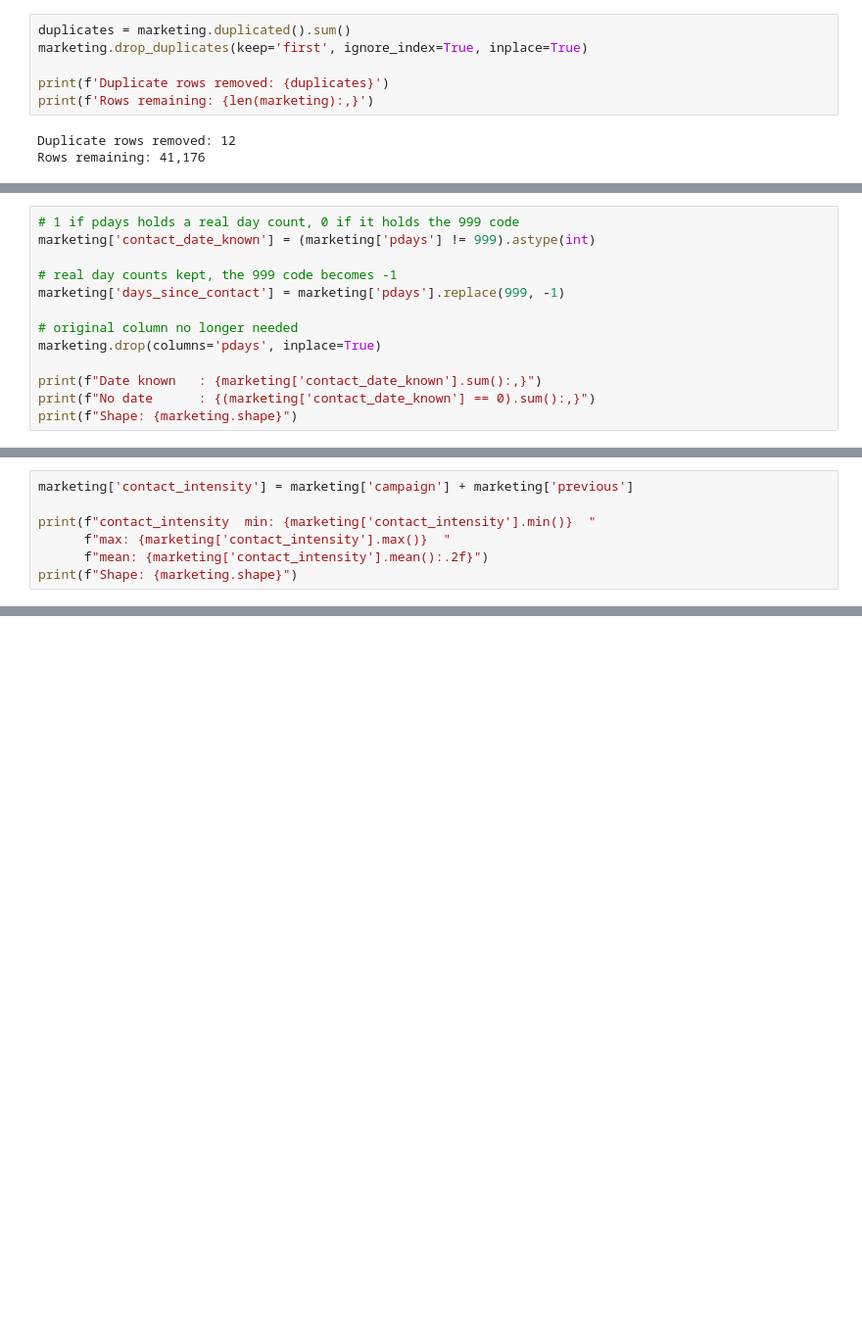
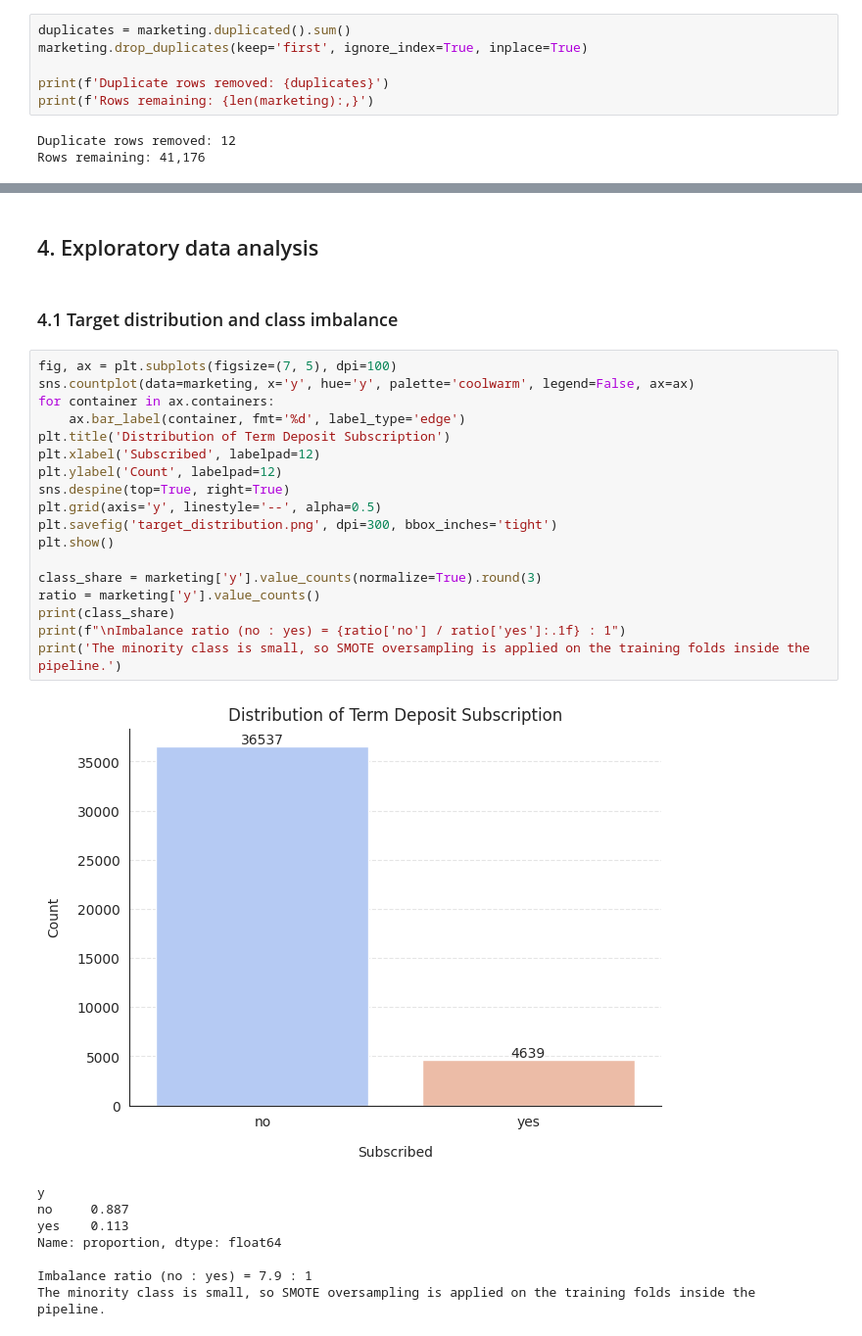
Before and after one commit to Nkengfack/Bank_marketing_ml_Classifications, a Jupyter notebook: bank_marketing_ML_performance.ipynb, the cells around one changed output, grey strips where cells are left out. Shown at 98% size. Drawn from its saved outputs; the diff is of its cells as text; blank space fills up the shorter version.

```diff
--- a/bank_marketing_ML_performance.ipynb
+++ b/bank_marketing_ML_performance.ipynb
@@ -645,13 +133,0 @@ has prior contact history, and the number of days where it is known, with
-# %%
-# 1 if pdays holds a real day count, 0 if it holds the 999 code
-marketing['contact_date_known'] = (marketing['pdays'] != 999).astype(int)
-
-# real day counts kept, the 999 code becomes -1
-marketing['days_since_contact'] = marketing['pdays'].replace(999, -1)
-
-# original column no longer needed
-marketing.drop(columns='pdays', inplace=True)
-
-print(f"Date known   : {marketing['contact_date_known'].sum():,}")
-print(f"No date      : {(marketing['contact_date_known'] == 0).sum():,}")
-print(f"Shape: {marketing.shape}")
@@ -671,7 +133,0 @@ experiments in Chapter 4.
-# %%
-marketing['contact_intensity'] = marketing['campaign'] + marketing['previous']
-
-print(f"contact_intensity  min: {marketing['contact_intensity'].min()}  "
-      f"max: {marketing['contact_intensity'].max()}  "
-      f"mean: {marketing['contact_intensity'].mean():.2f}")
-print(f"Shape: {marketing.shape}")
@@ -1334,0 +176,31 @@ plt.show()
+# %% [markdown]
+## 4. Exploratory data analysis
+# %% [markdown]
+### 4.1 Target distribution and class imbalance
+# %%
+fig, ax = plt.subplots(figsize=(7, 5), dpi=100)
+sns.countplot(data=marketing, x='y', hue='y', palette='coolwarm', legend=False, ax=ax)
+for container in ax.containers:
+    ax.bar_label(container, fmt='%d', label_type='edge')
+plt.title('Distribution of Term Deposit Subscription')
+plt.xlabel('Subscribed', labelpad=12)
+plt.ylabel('Count', labelpad=12)
+sns.despine(top=True, right=True)
+plt.grid(axis='y', linestyle='--', alpha=0.5)
+plt.savefig('target_distribution.png', dpi=300, bbox_inches='tight')
+plt.show()
+
+class_share = marketing['y'].value_counts(normalize=True).round(3)
+ratio = marketing['y'].value_counts()
+print(class_share)
+print(f"\nImbalance ratio (no : yes) = {ratio['no'] / ratio['yes']:.1f} : 1")
+print('The minority class is small, so SMOTE oversampling is applied on the training folds inside the pipeline.')
+# %% [output]
+[figure, added]
+y
+no     0.887
+yes    0.113
+Name: proportion, dtype: float64
+
+Imbalance ratio (no : yes) = 7.9 : 1
+The minority class is small, so SMOTE oversampling is applied on the training folds inside the pipeline.
```
Also changed, not shown: parts of 133 cells of this notebook.
